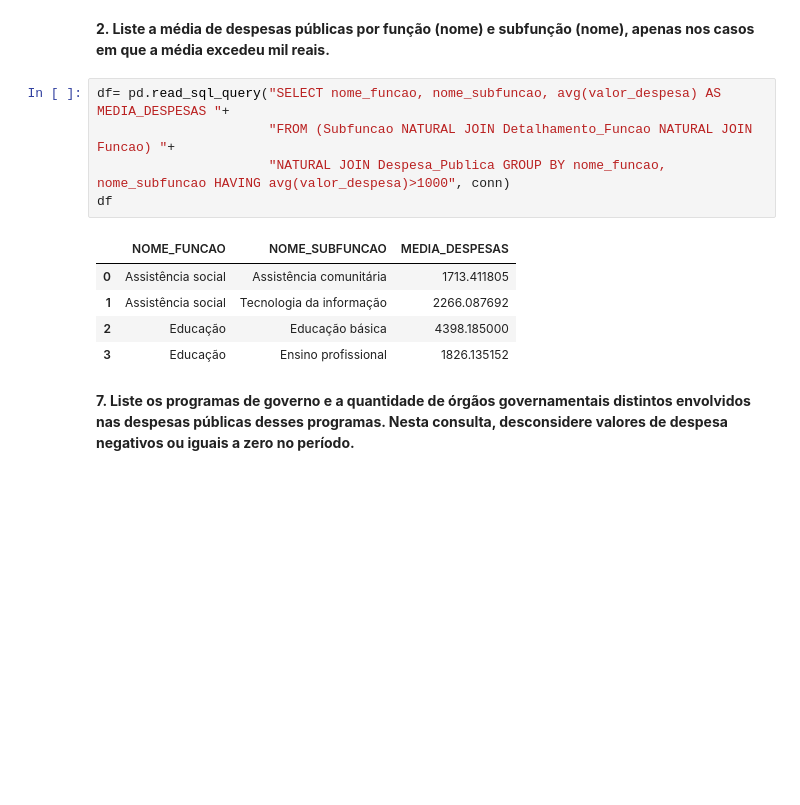
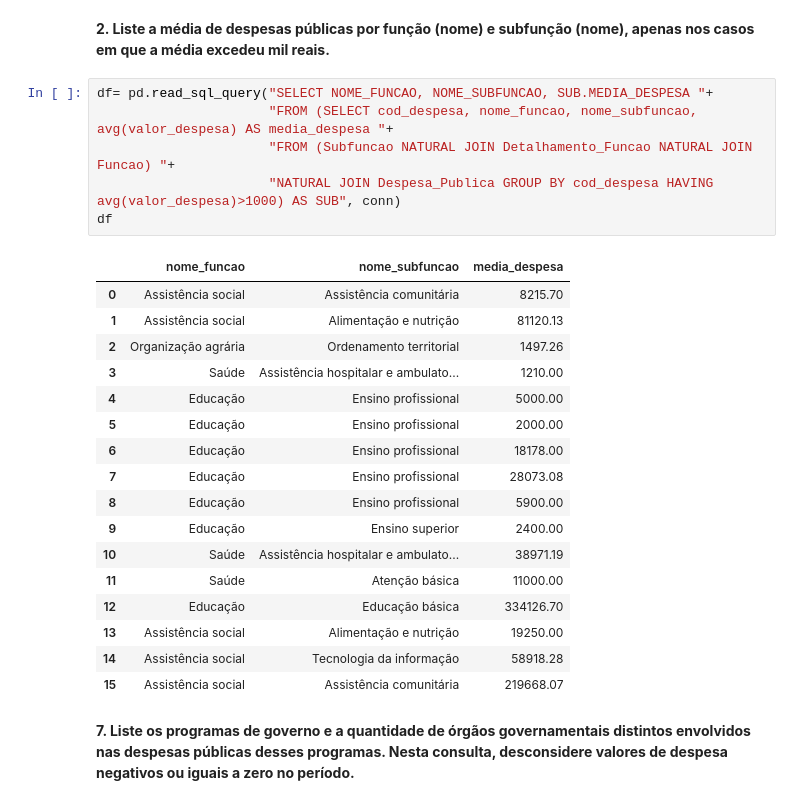
Before and after one commit to FelipeGuimaraes42/TP1-IBD, a Jupyter notebook: notebook.ipynb, the cells around one changed output. Drawn from its saved outputs; the diff is of its cells as text; blank space fills up the shorter version.

Commit message:
Correção query 2
O agrupamento estava errado.

```diff
--- a/notebook.ipynb
+++ b/notebook.ipynb
@@ -99,16 +99,29 @@ df
 # %% [markdown]
 **2. Liste a média de despesas públicas por função (nome) e subfunção (nome), apenas nos casos em que a média excedeu mil reais.**
 # %%
-df= pd.read_sql_query("SELECT nome_funcao, nome_subfuncao, avg(valor_despesa) AS MEDIA_DESPESAS "+
+df= pd.read_sql_query("SELECT NOME_FUNCAO, NOME_SUBFUNCAO, SUB.MEDIA_DESPESA "+
+                      "FROM (SELECT cod_despesa, nome_funcao, nome_subfuncao, avg(valor_despesa) AS media_despesa "+
                       "FROM (Subfuncao NATURAL JOIN Detalhamento_Funcao NATURAL JOIN Funcao) "+
-                      "NATURAL JOIN Despesa_Publica GROUP BY nome_funcao, nome_subfuncao HAVING avg(valor_despesa)>1000", conn)
+                      "NATURAL JOIN Despesa_Publica GROUP BY cod_despesa HAVING avg(valor_despesa)>1000) AS SUB", conn)
 df
 # %% [output]
-|  | NOME_FUNCAO | NOME_SUBFUNCAO | MEDIA_DESPESAS |
-| 0 | Assistência social | Assistência comunitária | 1713.411805 |
-| 1 | Assistência social | Tecnologia da informação | 2266.087692 |
-| 2 | Educação | Educação básica | 4398.185000 |
-| 3 | Educação | Ensino profissional | 1826.135152 |
+|  | nome_funcao | nome_subfuncao | media_despesa |
+| 0 | Assistência social | Assistência comunitária | 8215.70 |
+| 1 | Assistência social | Alimentação e nutrição | 81120.13 |
+| 2 | Organização agrária | Ordenamento territorial | 1497.26 |
+| 3 | Saúde | Assistência hospitalar e ambulato... | 1210.00 |
+| 4 | Educação | Ensino profissional | 5000.00 |
+| 5 | Educação | Ensino profissional | 2000.00 |
+| 6 | Educação | Ensino profissional | 18178.00 |
+| 7 | Educação | Ensino profissional | 28073.08 |
+| 8 | Educação | Ensino profissional | 5900.00 |
+| 9 | Educação | Ensino superior | 2400.00 |
+| 10 | Saúde | Assistência hospitalar e ambulato... | 38971.19 |
+| 11 | Saúde | Atenção básica | 11000.00 |
+| 12 | Educação | Educação básica | 334126.70 |
+| 13 | Assistência social | Alimentação e nutrição | 19250.00 |
+| 14 | Assistência social | Tecnologia da informação | 58918.28 |
+| 15 | Assistência social | Assistência comunitária | 219668.07 |
 # %% [markdown]
 **7. Liste os programas de governo e a quantidade de órgãos governamentais distintos envolvidos nas despesas públicas desses programas. Nesta consulta, desconsidere valores de despesa negativos ou iguais a zero no período.**
 # %%
```
Also changed, not shown: parts of 1 cell of this notebook, 2 other files.
